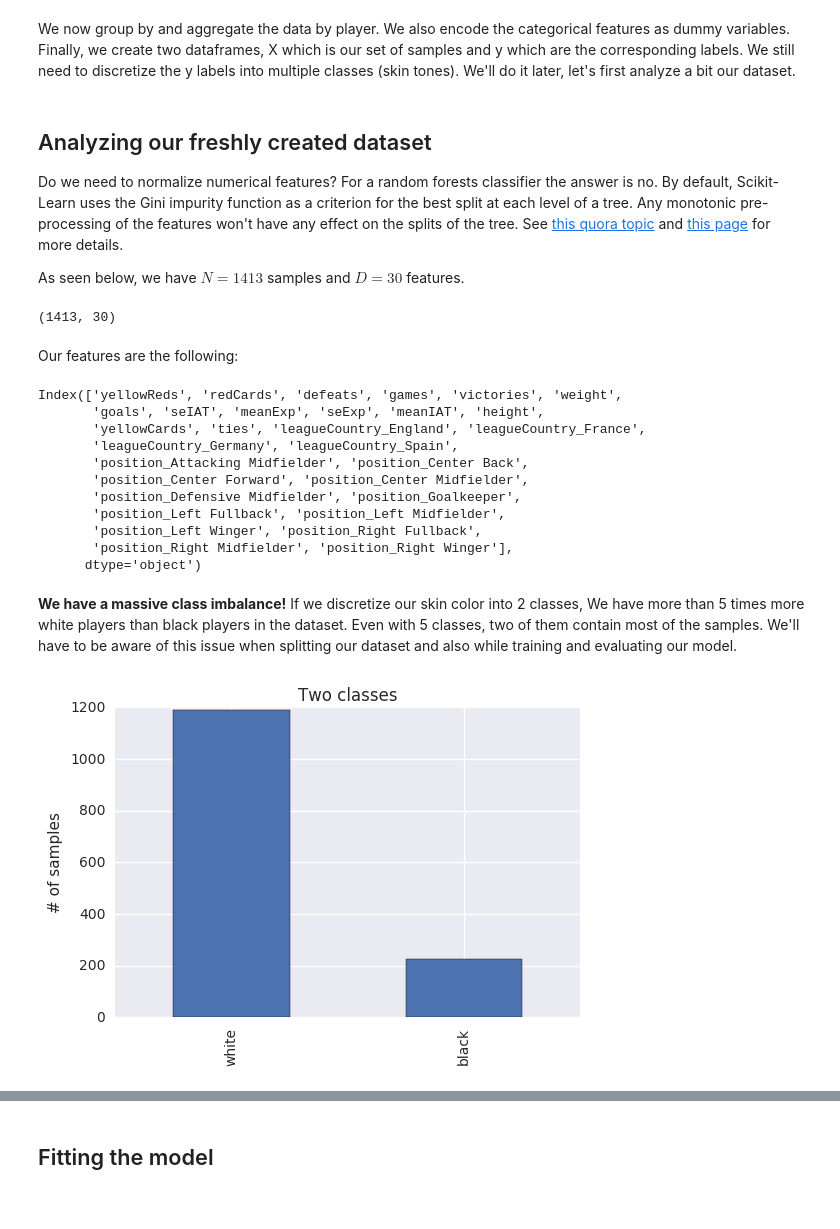
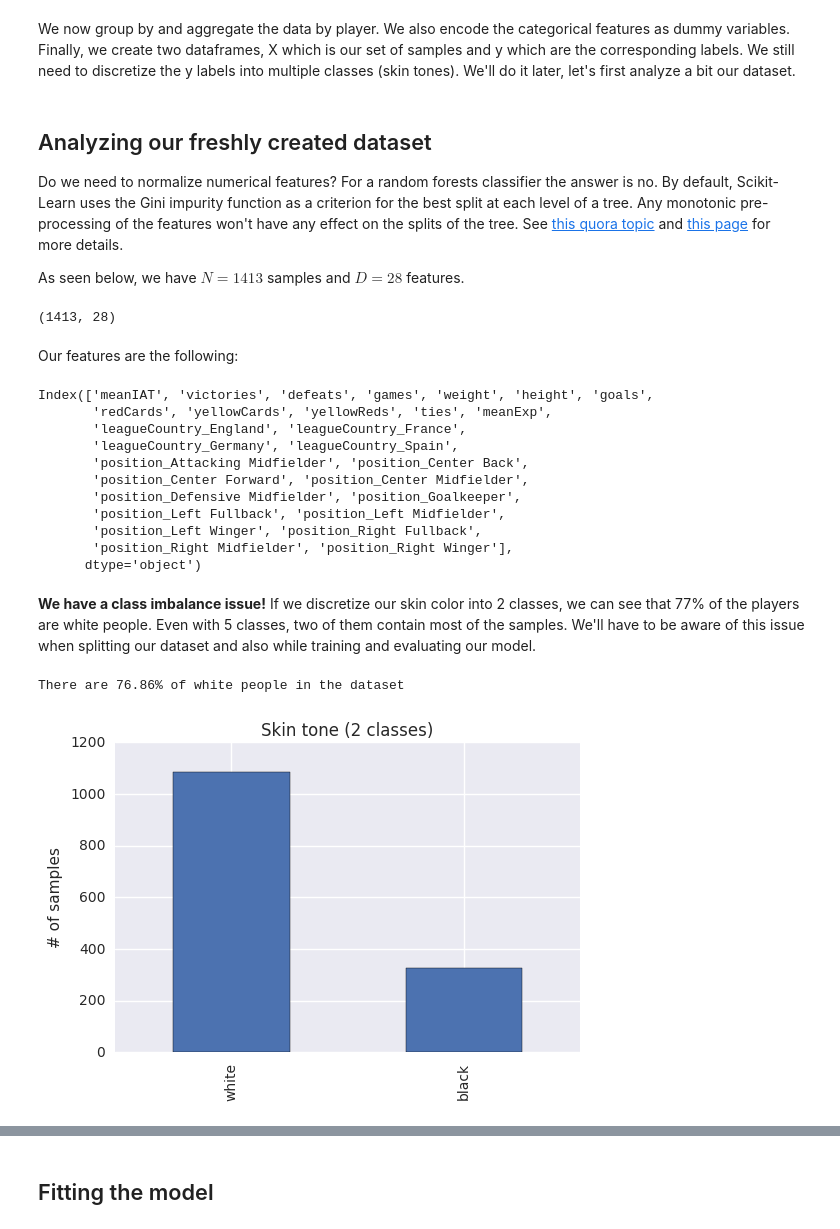
Before and after one commit to Maaarmotte/Ada2016, a Jupyter notebook: 04 - Applied ML/final.ipynb, the cells around one changed output, grey strips where cells are left out. Cells and saved outputs as stored; diff of their text form; code cells hidden in the pictures.

```diff
--- a/04 - Applied ML/final.ipynb
+++ b/04 - Applied ML/final.ipynb
@@ -114,36 +113,37 @@ count_values(filtered.club)
 # %% [markdown]
 We now group by and aggregate the data by player. We also encode the categorical features as dummy variables. Finally, we create two dataframes, X which is our set of samples and y which are the corresponding labels. We still need to discretize the y labels into multiple classes (skin tones). We'll do it later, let's first analyze a bit our dataset.
 # %%
-averageSE = lambda x: np.sqrt((x ** 2).mean())
-
-# TODO : check if we want to add the club as a feature
+# Keys are the columns we want to keep and values are the aggregate function we want to use when calling groupby()
 columns_to_keep = {'leagueCountry': 'first', 'height': 'first', 'weight': 'first',
                    'position': 'first', 'games': 'sum', 'victories': 'sum', 'ties': 'sum', 'defeats': 'sum',
                    'goals': 'sum', 'yellowCards': 'sum', 'yellowReds': 'sum', 'redCards': 'sum', 'skinColor': 'first',
-                   'meanIAT': 'mean', 'seIAT': averageSE, 'meanExp': 'mean', 'seExp': averageSE}
+                   'meanIAT': 'mean', 'meanExp': 'mean'}
+
+# keep only the columns we want then groupby and aggregate per player
 data = filtered[list(columns_to_keep.keys()) + ['playerShort']]
 data = data.groupby('playerShort').agg(columns_to_keep)
+# transform the categorical columns into dummy variables over multiple columns
 data = pd.get_dummies(data, columns=['leagueCountry', 'position'])
 
-y = data.skinColor
-X = data.drop('skinColor', axis=1)
+y = data.skinColor # our labels
+X = data.drop('skinColor', axis=1) # we need to remove the labels from the data
 # %% [markdown]
 ## Analyzing our freshly created dataset
 Do we need to normalize numerical features? For a random forests classifier the answer is no. By default, Scikit-Learn uses the Gini impurity function as a criterion for the best split at each level of a tree. Any monotonic pre-processing of the features won't have any effect on the splits of the tree. See [this quora topic](https://www.quora.com/Should-inputs-to-random-forests-be-normalized) and [this page](http://jordiinglada.net/wp/2015/04/22/should-we-always-normalize-image-features-before-classification/) for more details.
 
-As seen below, we have $N=1413$ samples and $D=30$ features.
+As seen below, we have $N=1413$ samples and $D=28$ features.
 # %%
 X.shape
 # %% [output]
-(1413, 30)
+(1413, 28)
 # %% [markdown]
 Our features are the following:
 # %%
 X.columns
 # %% [output]
-Index(['yellowReds', 'redCards', 'defeats', 'games', 'victories', 'weight',
-       'goals', 'seIAT', 'meanExp', 'seExp', 'meanIAT', 'height',
-       'yellowCards', 'ties', 'leagueCountry_England', 'leagueCountry_France',
+Index(['meanIAT', 'victories', 'defeats', 'games', 'weight', 'height', 'goals',
+       'redCards', 'yellowCards', 'yellowReds', 'ties', 'meanExp',
+       'leagueCountry_England', 'leagueCountry_France',
        'leagueCountry_Germany', 'leagueCountry_Spain',
        'position_Attacking Midfielder', 'position_Center Back',
        'position_Center Forward', 'position_Center Midfielder',
@@ -153,13 +153,16 @@ Index(['yellowReds', 'redCards', 'defeats', 'games', 'victories', 'weight',
        'position_Right Midfielder', 'position_Right Winger'],
       dtype='object')
 # %% [markdown]
-**We have a massive class imbalance!** If we discretize our skin color into 2 classes,  We have more than 5 times more white players than black players in the dataset. Even with 5 classes, two of them contain most of the samples. We'll have to be aware of this issue when splitting our dataset and also while training and evaluating our model.
+**We have a class imbalance issue!** If we discretize our skin color into 2 classes, we can see that 77% of the players are white people. Even with 5 classes, two of them contain most of the samples. We'll have to be aware of this issue when splitting our dataset and also while training and evaluating our model.
 # %%
 sns.set_style('darkgrid')
-classes = pd.cut(y, bins=2, labels=['white', 'black'])
-classes.value_counts().sort_index().plot(kind='bar', title='Two classes')
+classes = pd.cut(y, bins=2, right=False, labels=['white', 'black'])
+ratio = (classes == 'white').sum() / classes.count()
+print('There are {:.2f}% of white people in the dataset'.format(ratio*100))
+classes.value_counts().sort_index().plot(kind='bar', title='Skin tone (2 classes)')
 plt.ylabel('# of samples')
 plt.show()
 # %% [output]
+There are 76.86% of white people in the dataset
-[figure, old version]
+[figure, new version]
 # %%
```
Also changed, not shown: parts of 62 cells of this notebook, 1 other file.
